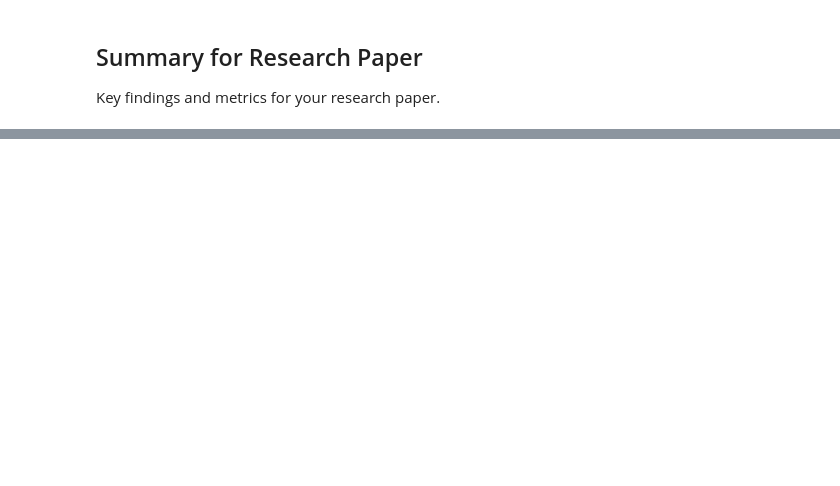
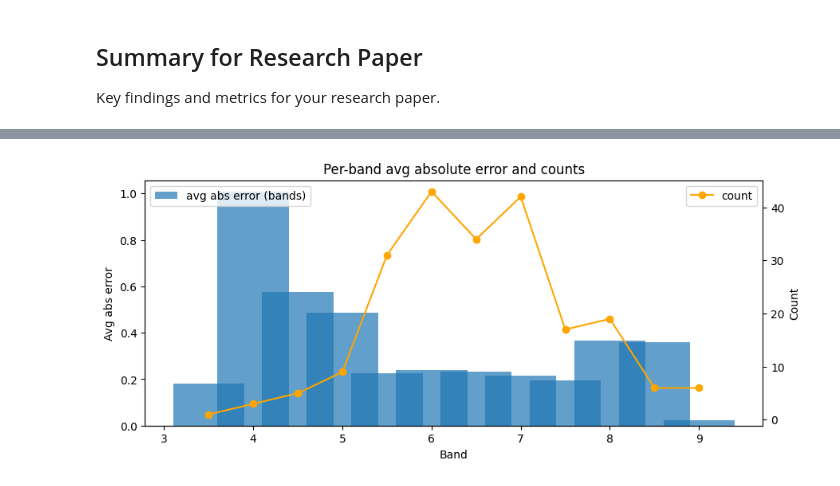
Before and after one commit to pyjpg/IELTS_Predictions, a Jupyter notebook: model_evaluation.ipynb, the cells around one changed output, grey strips where cells are left out. Cells and saved outputs as stored; diff of their text form; code cells hidden in the pictures; blank space fills up the shorter version.

```diff
--- a/model_evaluation.ipynb
+++ b/model_evaluation.ipynb
@@ -274,0 +221,22 @@ Results saved to 'evaluation_results.csv'
+# %%
+# Cell 9 - per-band average error & counts
+bands = sorted(set(y_true_ielts))
+avg_errors = []
+counts = []
+for b in bands:
+    mask = y_true_ielts == b
+    avg_errors.append(np.mean(np.abs(errors[mask])))
+    counts.append(np.sum(mask))
+
+fig, ax1 = plt.subplots(figsize=(10,4))
+ax2 = ax1.twinx()
+ax1.bar(bands, avg_errors, alpha=0.7, label='avg abs error (bands)')
+ax2.plot(bands, counts, color='orange', marker='o', label='count')
+ax1.set_xlabel("Band")
+ax1.set_ylabel("Avg abs error")
+ax2.set_ylabel("Count")
+ax1.set_title("Per-band avg absolute error and counts")
+ax1.legend(loc='upper left'); ax2.legend(loc='upper right')
+plt.show()
+# %% [output]
+[figure, added]
```
Also changed, not shown: parts of 10 cells of this notebook, 4 other files.
